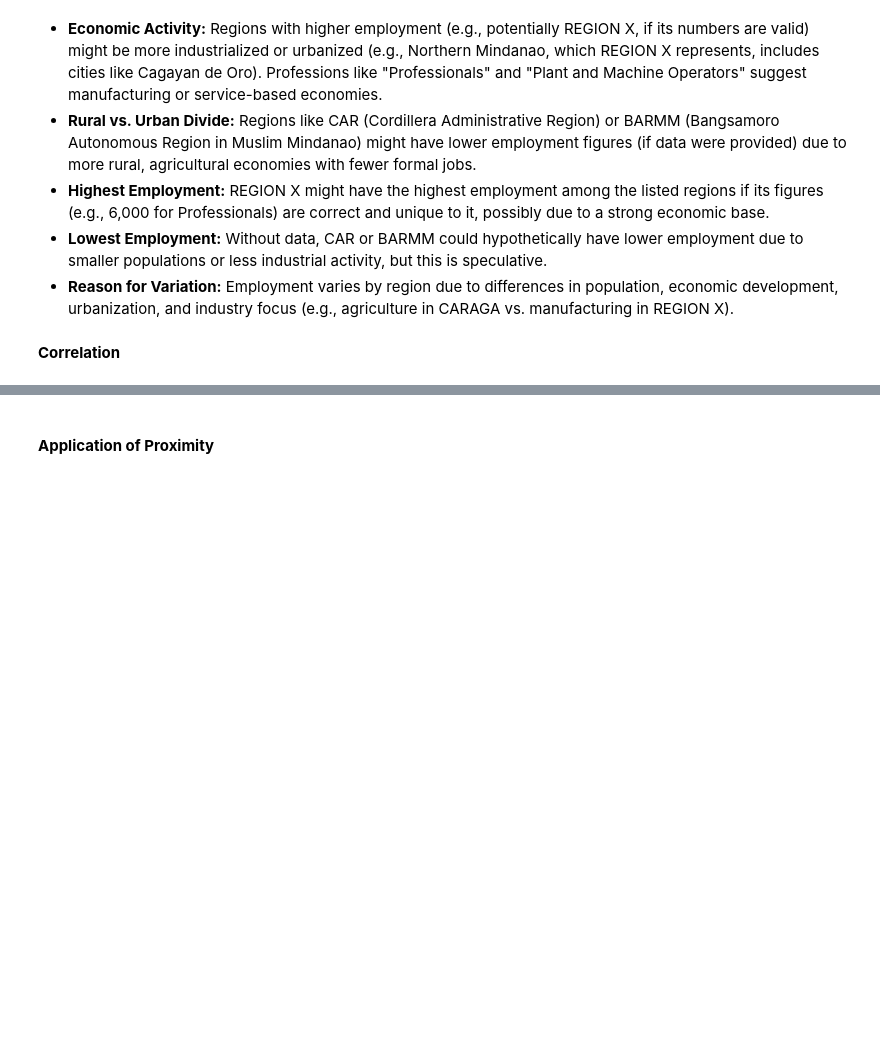
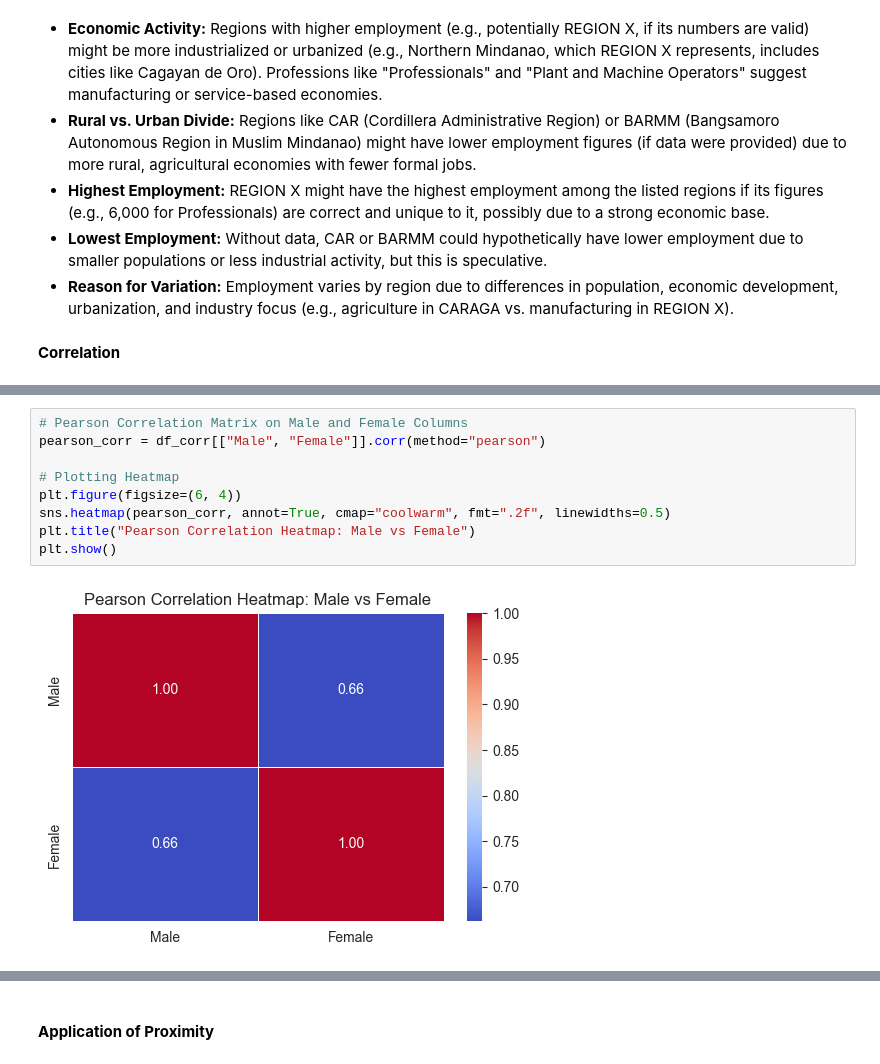
Before and after one commit to hotline8ling/Data-Mining-on-Employed-Persons-by-Major-Occupation-by-Region-by-Sex-in-the-Philippines, a Jupyter notebook: Test_Clean.ipynb, the cells around one changed output, grey strips where cells are left out. Drawn from its saved outputs; the diff is of its cells as text; blank space fills up the shorter version.

```diff
--- a/Test_Clean.ipynb
+++ b/Test_Clean.ipynb
@@ -1653,0 +1594,11 @@ plt.show()
+# %%
+# Pearson Correlation Matrix on Male and Female Columns
+pearson_corr = df_corr[["Male", "Female"]].corr(method="pearson")
+
+# Plotting Heatmap
+plt.figure(figsize=(6, 4))
+sns.heatmap(pearson_corr, annot=True, cmap="coolwarm", fmt=".2f", linewidths=0.5)
+plt.title("Pearson Correlation Heatmap: Male vs Female")
+plt.show()
+# %% [output]
+[figure, added]
```
Also changed, not shown: parts of 34 cells of this notebook, 1 other file.
